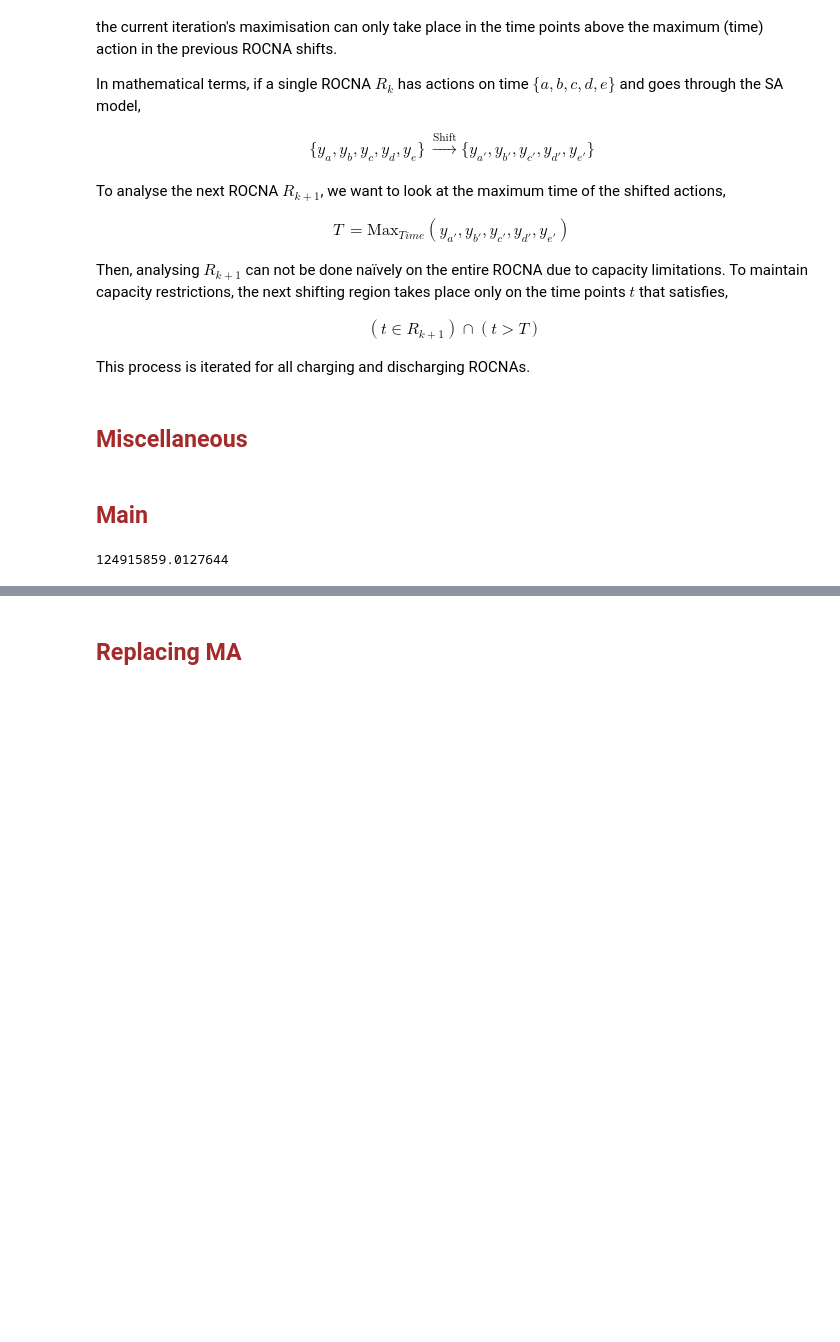
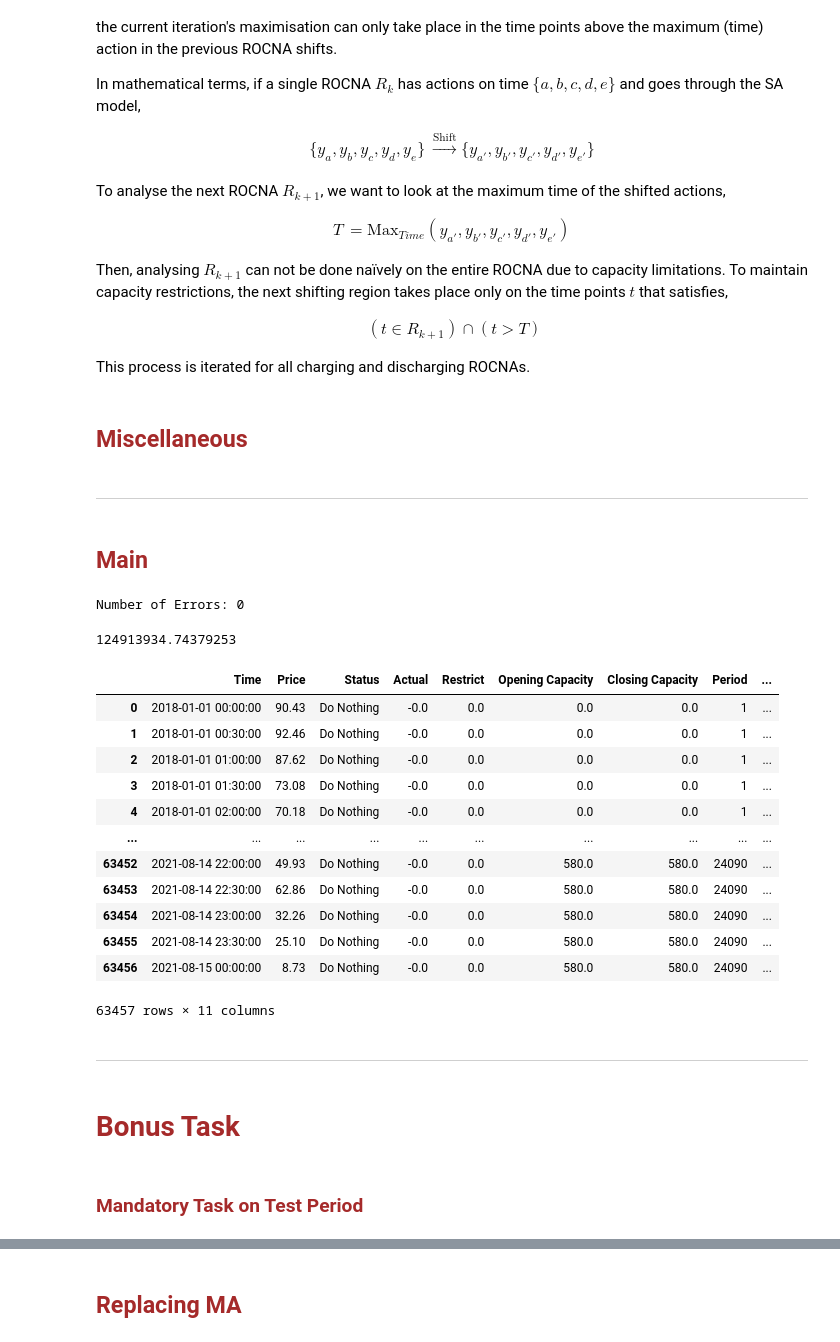
Before and after one commit to rinliauw/energy-market-and-battery-optimization, a Jupyter notebook: code/modelling/MainModel.ipynb, the cells around one changed output, grey strips where cells are left out. Drawn from its saved outputs; the diff is of its cells as text; code cells hidden in the pictures; blank space fills up the shorter version.

Commit message:
cleaned github folders & added bonus task revenue calc

```diff
--- a/code/modelling/MainModel.ipynb
+++ b/code/modelling/MainModel.ipynb
@@ -891,22 +891,48 @@ def ValidityCheck(df):
 
     # Number of errors
     print(f"Number of Errors: {count}")
+# %% [markdown]
+----
 # %% [markdown]
 ## <font color = "brown"> Main </font>
 # %%
-def main(n = 17):
+def main(n = 17, df = df):
 
-    Model = MovingAverage(n)
-    Model = Maximisation(Model)
+    Model = MovingAverage(n, df = df)
+    Model = Maximisation(Model, df = df)
     Model = LossRemoval(Model)
-    Model = Stationary(Model)
+    Model = ShiftAction(Model)
+    Model = Stationary(Model, df = df)
     Model = ShiftAction(Model)
 
     return Model
-
-Prediction = main()
+# %%
+Prediction = main(n = 17, df = df)
 # %%
 ValidityCheck(Prediction.copy())
 CalculateRevenue(Prediction.copy())
 # %% [output]
-124915859.0127644
+Number of Errors: 0
+124913934.74379253
+# %%
+Prediction
+# %% [output]
+|  | Time | Price | Status | Actual | Restrict | Opening Capacity | Closing Capacity | Period | ... |
+| 0 | 2018-01-01 00:00:00 | 90.43 | Do Nothing | -0.0 | 0.0 | 0.0 | 0.0 | 1 | ... |
+| 1 | 2018-01-01 00:30:00 | 92.46 | Do Nothing | -0.0 | 0.0 | 0.0 | 0.0 | 1 | ... |
+| 2 | 2018-01-01 01:00:00 | 87.62 | Do Nothing | -0.0 | 0.0 | 0.0 | 0.0 | 1 | ... |
+| 3 | 2018-01-01 01:30:00 | 73.08 | Do Nothing | -0.0 | 0.0 | 0.0 | 0.0 | 1 | ... |
+| 4 | 2018-01-01 02:00:00 | 70.18 | Do Nothing | -0.0 | 0.0 | 0.0 | 0.0 | 1 | ... |
+| ... | ... | ... | ... | ... | ... | ... | ... | ... | ... |
+| 63452 | 2021-08-14 22:00:00 | 49.93 | Do Nothing | -0.0 | 0.0 | 580.0 | 580.0 | 24090 | ... |
+| 63453 | 2021-08-14 22:30:00 | 62.86 | Do Nothing | -0.0 | 0.0 | 580.0 | 580.0 | 24090 | ... |
+| 63454 | 2021-08-14 23:00:00 | 32.26 | Do Nothing | -0.0 | 0.0 | 580.0 | 580.0 | 24090 | ... |
+| 63455 | 2021-08-14 23:30:00 | 25.10 | Do Nothing | -0.0 | 0.0 | 580.0 | 580.0 | 24090 | ... |
+| 63456 | 2021-08-15 00:00:00 | 8.73 | Do Nothing | -0.0 | 0.0 | 580.0 | 580.0 | 24090 | ... |
+63457 rows × 11 columns
+# %% [markdown]
+----
+# %% [markdown]
+# <font color = 'brown'> Bonus Task </font>
+# %% [markdown]
+### <font color = 'brown'> Mandatory Task on Test Period </font>
```
Also changed, not shown: parts of 41 cells of this notebook, 33 other files.
